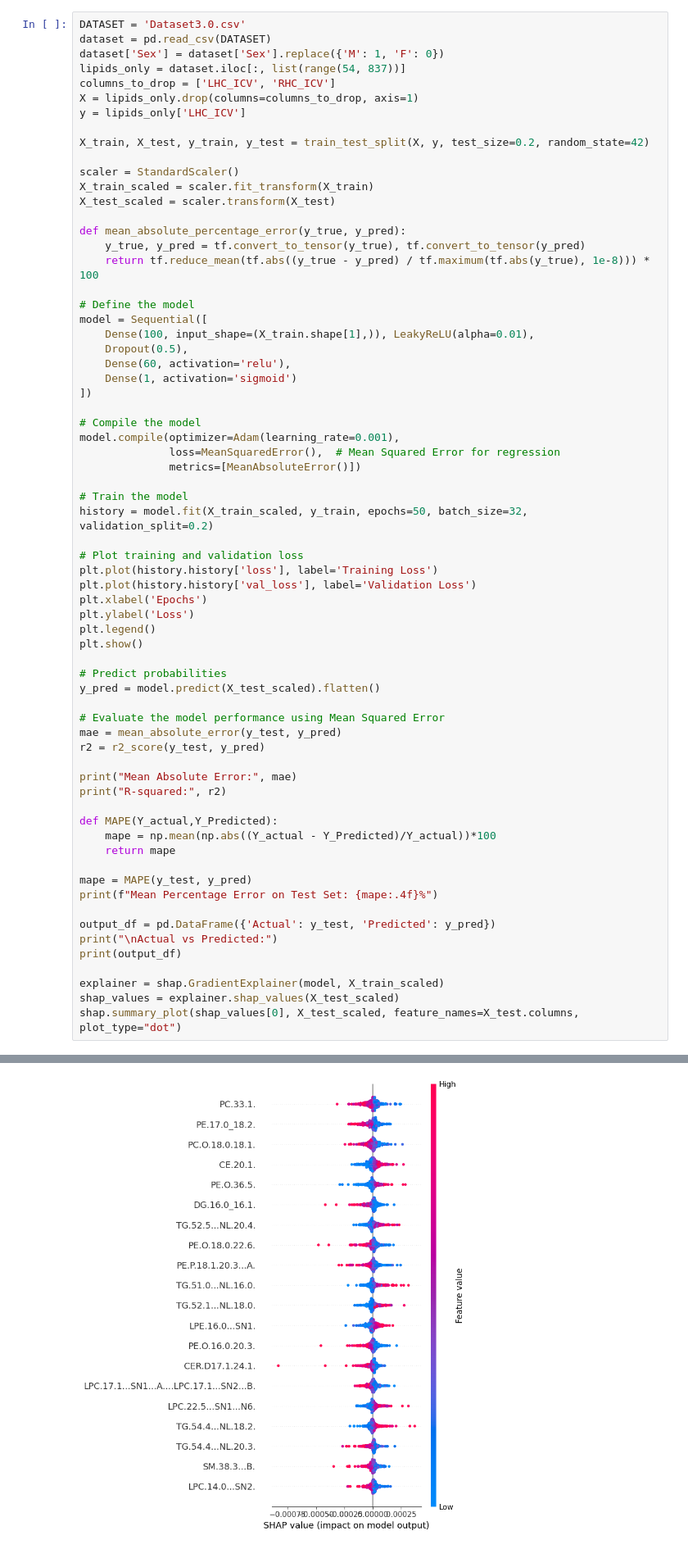
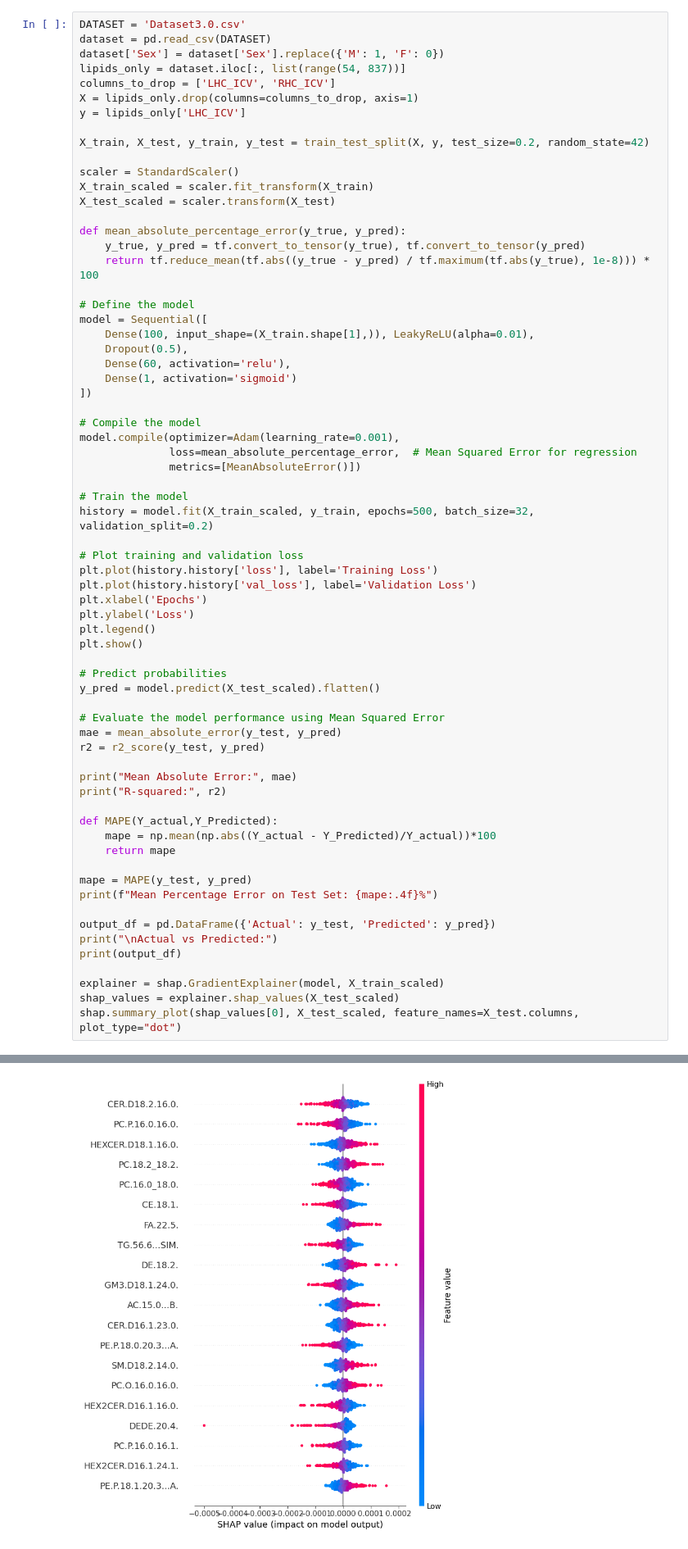
Before and after one commit to ciaranmcevoy07/Tese_Ciaran_McEvoy, a Jupyter notebook: MLP.ipynb, the cells around one changed output, grey strips where cells are left out. Shown at 82% size. Cells and saved outputs as stored; diff of their text form.

```diff
--- a/MLP.ipynb
+++ b/MLP.ipynb
@@ -65,11 +65,11 @@ model = Sequential([
 
 # Compile the model
 model.compile(optimizer=Adam(learning_rate=0.001),
-              loss=MeanSquaredError(),  # Mean Squared Error for regression
+              loss=mean_absolute_percentage_error,  # Mean Squared Error for regression
               metrics=[MeanAbsoluteError()])
 
 # Train the model
-history = model.fit(X_train_scaled, y_train, epochs=50, batch_size=32, validation_split=0.2)
+history = model.fit(X_train_scaled, y_train, epochs=500, batch_size=32, validation_split=0.2)
 
 # Plot training and validation loss
 plt.plot(history.history['loss'], label='Training Loss')
@@ -143,4 +143,4 @@ Actual vs Predicted:
 
 [510 rows x 2 columns]
 `tf.keras.backend.set_learning_phase` is deprecated and will be removed after 2020-10-11. To update it, simply pass a True/False value to the `training` argument of the `__call__` method of your layer ...
-[figure, old version]
+[figure, new version]
```
Also changed, not shown: parts of 1 cell of this notebook, 4 other files.
